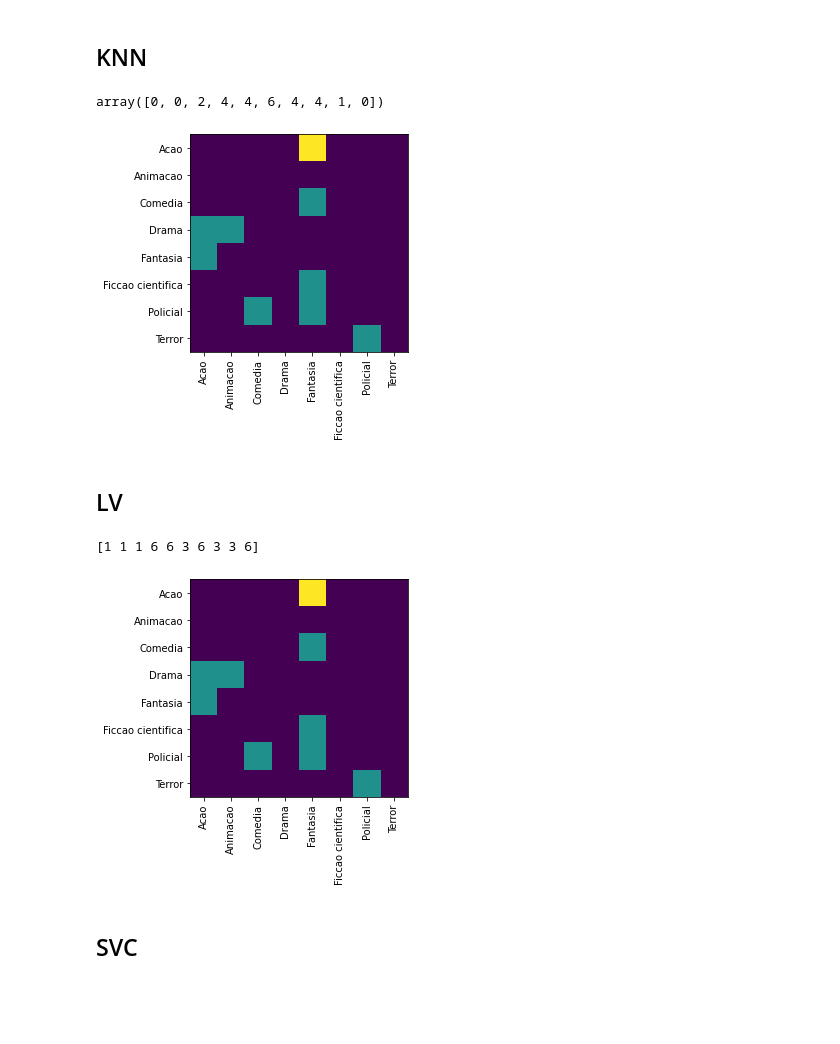
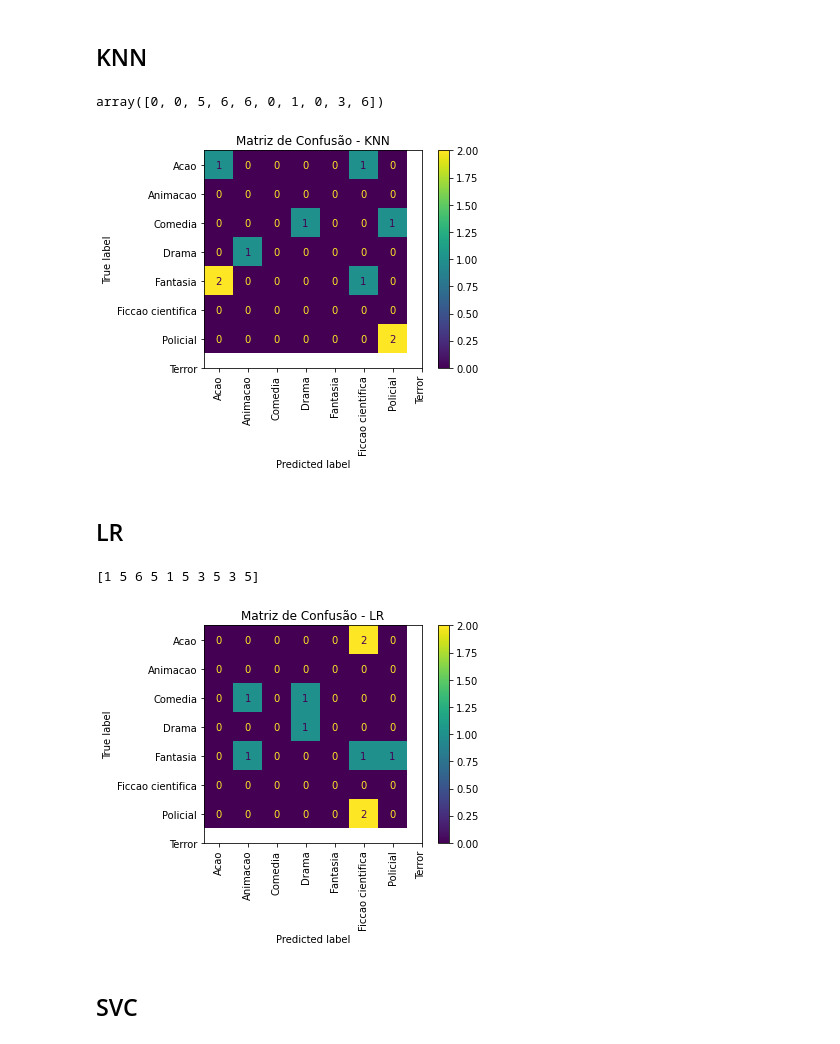
Before and after one commit to jufs128/tp_MIR, a Jupyter notebook: Projeto MIR.ipynb, the cells around one changed output. Saved outputs shown, nothing was run; the diff lists cells and outputs as text; code cells hidden in the pictures; blank space fills up the shorter version.

```diff
--- a/Projeto MIR.ipynb
+++ b/Projeto MIR.ipynb
@@ -120,0 +151,3 @@ X_train, X_test, y_train, y_test = train_test_split(X, y, test_size=0.2)
+# %%
+data['mfcc_m'] = data[['mfcc1','mfcc2','mfcc3','mfcc4','mfcc5','mfcc6','mfcc7','mfcc8','mfcc9','mfcc10',
+                       'mfcc11','mfcc12','mfcc13','mfcc14','mfcc15','mfcc16','mfcc17','mfcc18','mfcc19','mfcc20']].mean(axis=1)
@@ -155,7 +195,7 @@ Epoch 100/100
 # %% [markdown]
 ## KNN
 # %%
-from sklearn.metrics import confusion_matrix
+from sklearn.metrics import confusion_matrix,ConfusionMatrixDisplay
 from sklearn import preprocessing
 from sklearn.neighbors import KNeighborsClassifier
 cat = pd.Categorical(data['label'])
@@ -168,27 +208,33 @@ model = model.fit(Z_train, y_train)
 Z_test = scaler.transform(X_test)
 model.predict(Z_test)
 # %% [output]
-array([0, 0, 2, 4, 4, 6, 4, 4, 1, 0])
+array([0, 0, 5, 6, 6, 0, 1, 0, 3, 6])
 # %%
-plt.imshow(confusion_matrix(y_test, model.predict(X_test)))
+cm = confusion_matrix(y_test, model.predict(X_test))
+disp = ConfusionMatrixDisplay(confusion_matrix=cm)
+disp.plot()
+plt.title('Matriz de Confusão - KNN')
 plt.xticks([0, 1, 2, 3, 4, 5, 6, 7], cat.categories, rotation=90)
 plt.yticks([0, 1, 2, 3, 4, 5, 6, 7], cat.categories);
 # %% [output]
-[figure, old version]
+[figure, new version]
 # %% [markdown]
-## LV
+## LR
 # %%
 from sklearn.linear_model import LogisticRegressionCV
-model_LR = LogisticRegressionCV()
-model_LR = model_LR.fit(X_train, y_train)
-print(model_LR.predict(X_test))
+model_lr = LogisticRegressionCV()
+model_lr = model_lr.fit(X_train, y_train)
+print(model_lr.predict(X_test))
 
-plt.imshow(confusion_matrix(y_test, model.predict(X_test)))
+cm = confusion_matrix(y_test, model_lr.predict(X_test))
+disp = ConfusionMatrixDisplay(confusion_matrix=cm)
+disp.plot()
+plt.title('Matriz de Confusão - LR')
 plt.xticks([0, 1, 2, 3, 4, 5, 6, 7], cat.categories, rotation=90)
 plt.yticks([0, 1, 2, 3, 4, 5, 6, 7], cat.categories);
 # %% [output]
-[1 1 1 6 6 3 6 3 3 6]
+[1 5 6 5 1 5 3 5 3 5]
-[figure, old version]
+[figure, new version]
 # %% [markdown]
 ## SVC
 # %%
```
Also changed, not shown: parts of 18 cells of this notebook, 1 other file.
